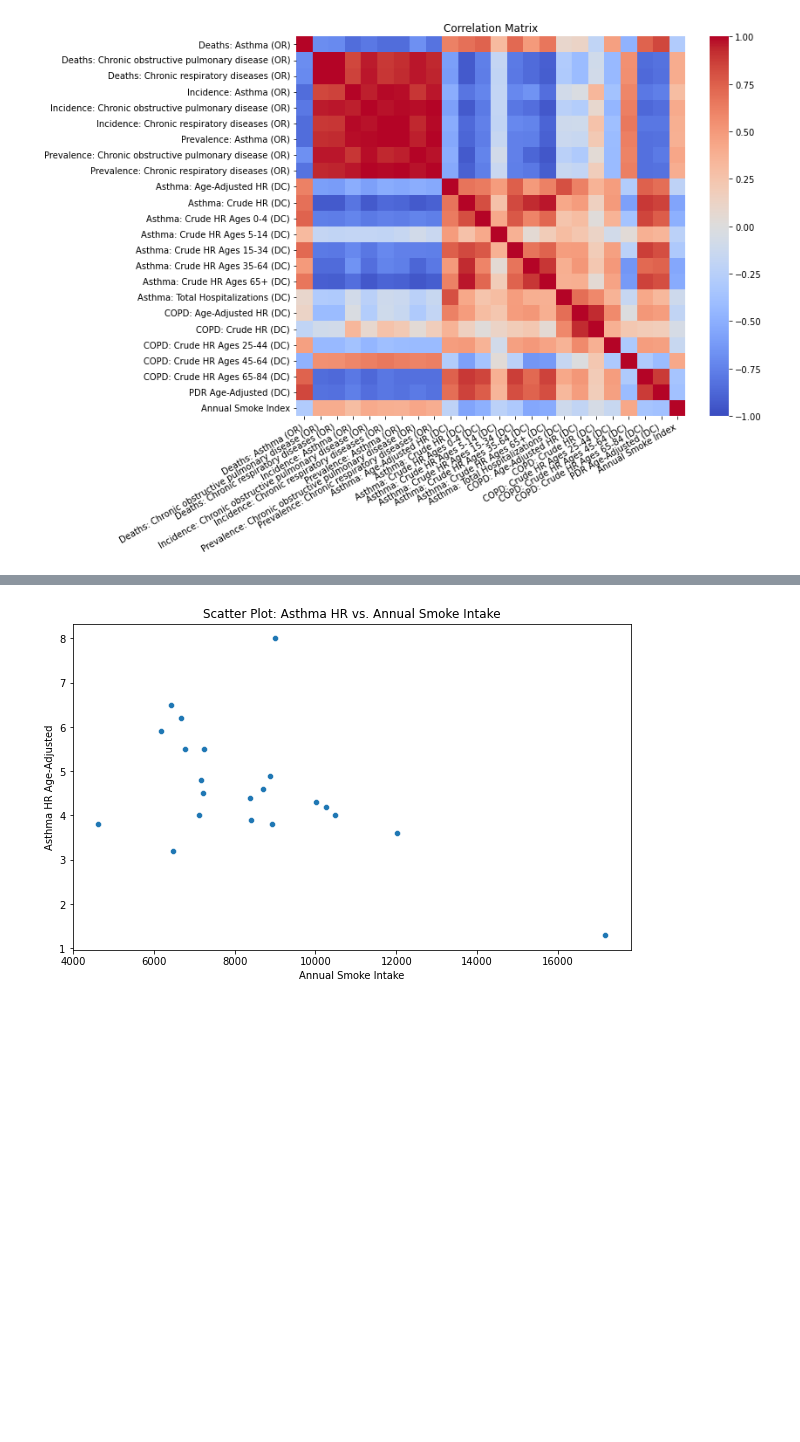
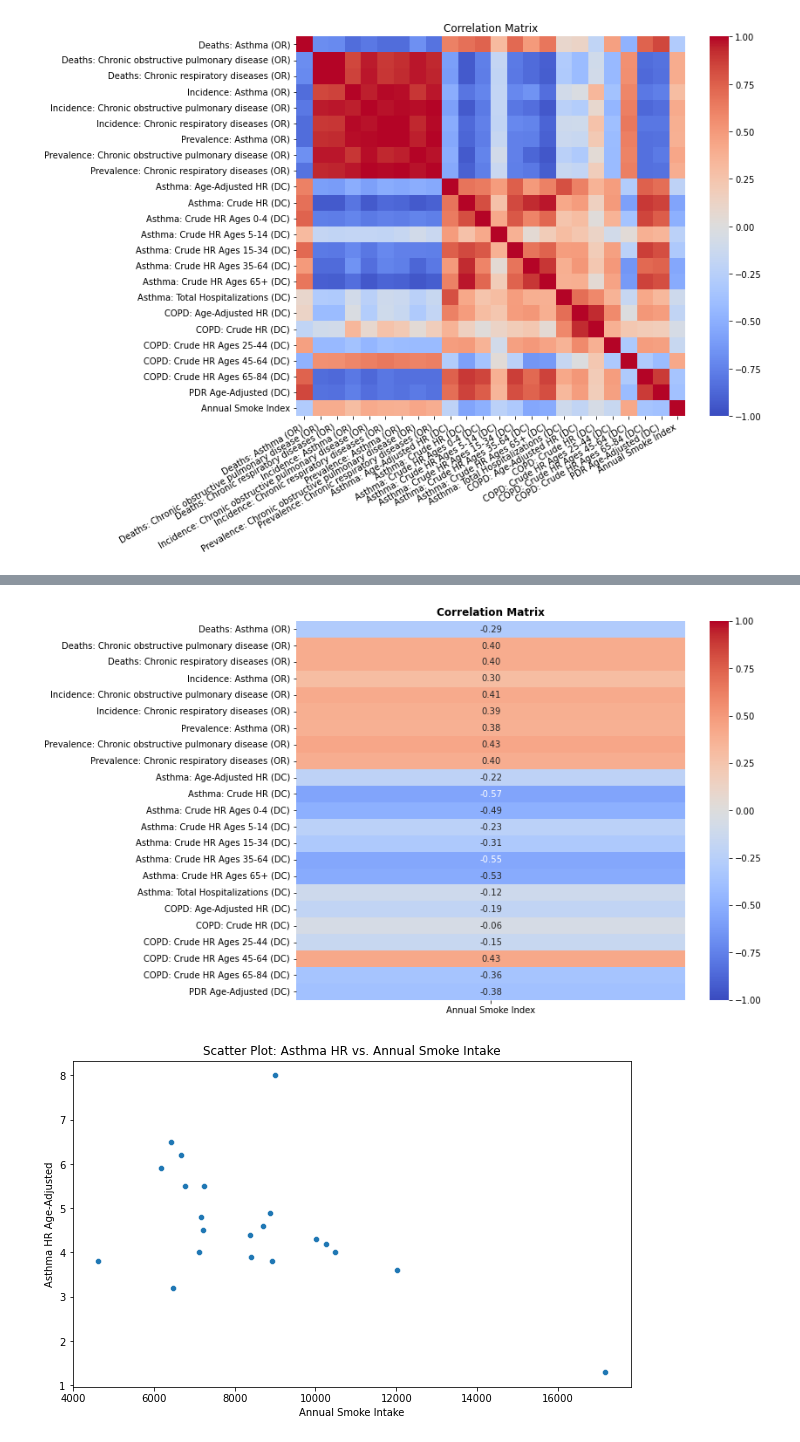
Before and after one commit to yashmanne/Wildfire-Analysis, a Jupyter notebook: Extension-HospitalizationModeling.ipynb, the cells around one changed output, grey strips where cells are left out. Drawn from its saved outputs; the diff is of its cells as text; code cells hidden in the pictures; blank space fills up the shorter version.

Commit message:
updated graphs

```diff
--- a/Extension-HospitalizationModeling.ipynb
+++ b/Extension-HospitalizationModeling.ipynb
@@ -72,3 +92,12 @@ plt.show()
+# %%
+plt.figure(figsize=(10, 8))
+h = sns.heatmap(correlation_matrix[['Annual Smoke Index']].iloc[:-1,:], annot=True, cmap='coolwarm', fmt=".2f", vmin=-1, vmax=1)
+# Tilt x-axis labels
+_ = h.set_xticklabels(h.get_xticklabels(), rotation=0, ha='center')
+plt.title('Correlation Matrix', weight= 'bold')
+plt.show()
+# %% [output]
+[figure, added]
 # %%
 # Scatter plot for Asthma: HR Age-Adjusted (DC)
 plt.figure(figsize=(10, 6))
```
Also changed, not shown: parts of 11 cells of this notebook.
